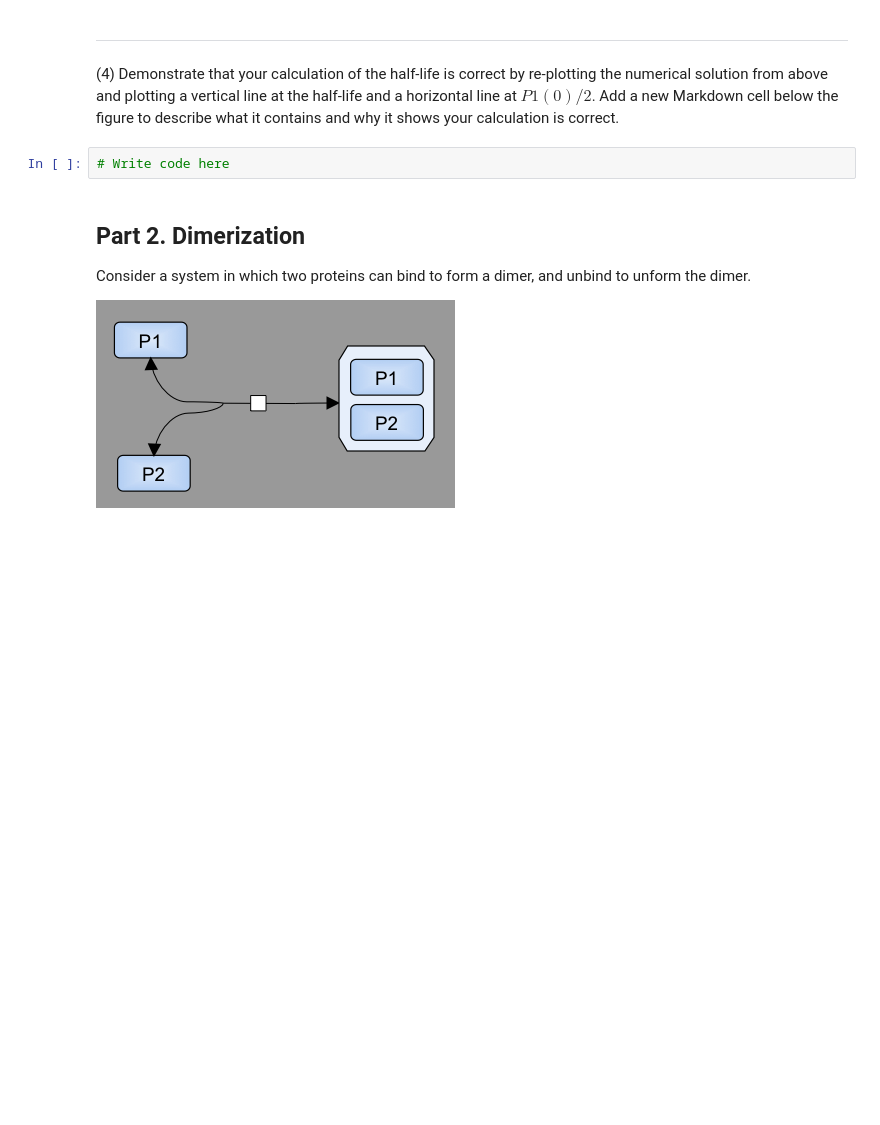
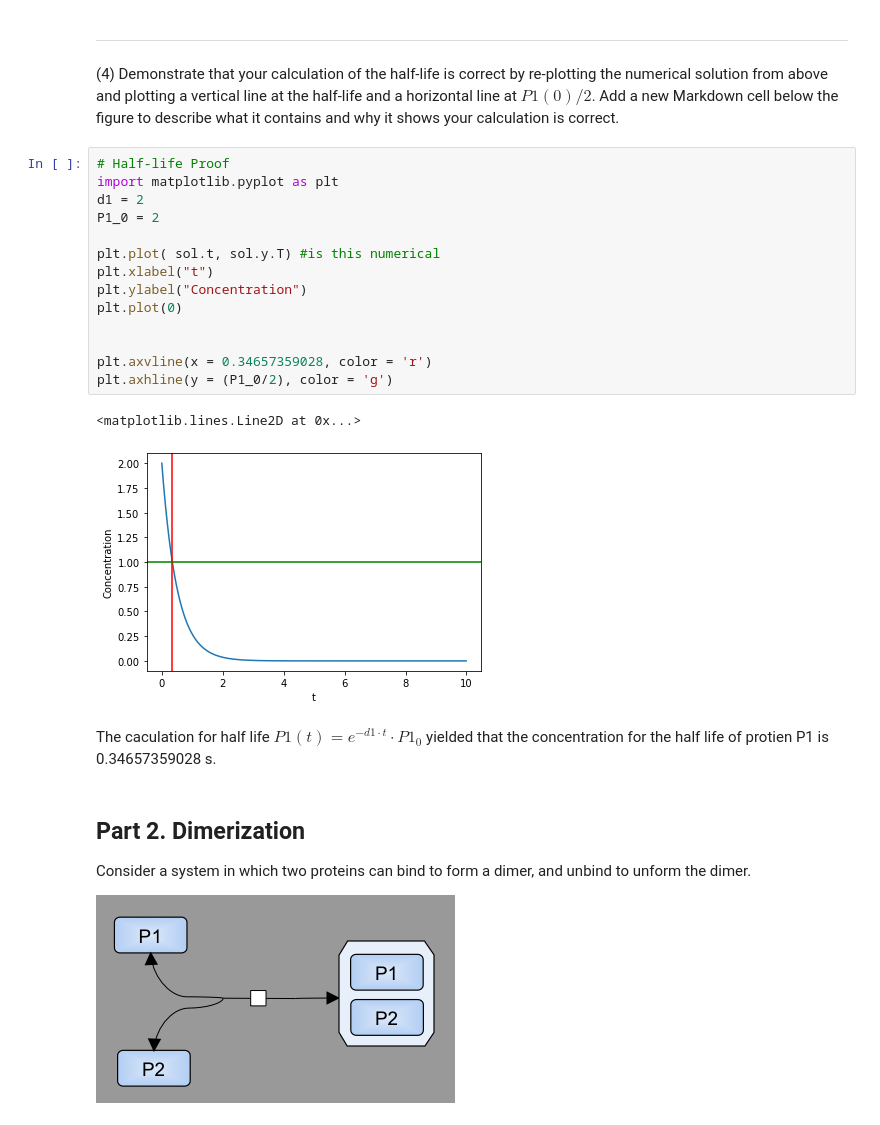
Before and after one commit to imhurl23/CS341, a Jupyter notebook: Project1.ipynb, the cells around one changed output. Cells and saved outputs as stored; diff of their text form; blank space fills up the shorter version.

```diff
--- a/Project1.ipynb
+++ b/Project1.ipynb
@@ -61,8 +163,25 @@ to halve. What is the half-life of protein P1 (in terms of d1)? Show your work.
 <hr style="border:2px solid gray"> </hr>
 
 (4) Demonstrate that your calculation of the half-life is correct by re-plotting the numerical solution from above and plotting a vertical line at the half-life and a horizontal line at $P1(0)/2$. Add a new Markdown cell below the figure to describe what it contains and why it shows your calculation is correct.
-# %%
-# Write code here
+# %%
+# Half-life Proof
+import matplotlib.pyplot as plt
+d1 = 2
+P1_0 = 2
+
+plt.plot( sol.t, sol.y.T) #is this numerical
+plt.xlabel("t")
+plt.ylabel("Concentration")
+plt.plot(0)
+
+
+plt.axvline(x = 0.34657359028, color = 'r')
+plt.axhline(y = (P1_0/2), color = 'g')
+# %% [output]
+<matplotlib.lines.Line2D at 0x...>
+[figure, added]
+# %% [markdown]
+The caculation for half life  $P1(t) = e^{-d1\cdot t}\cdot P1_0$  yielded that the concentration for the half life of protien P1 is 0.34657359028 s.
 # %% [markdown]
 ## Part 2. Dimerization
 
```
Also changed, not shown: parts of 13 cells of this notebook.
